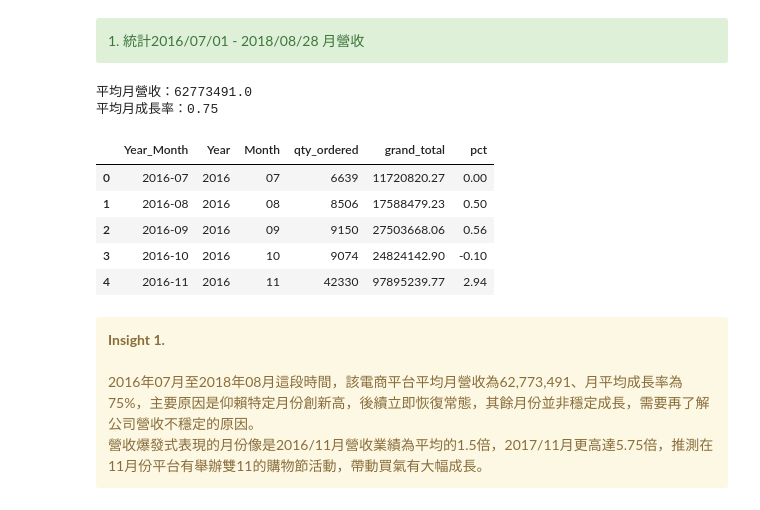
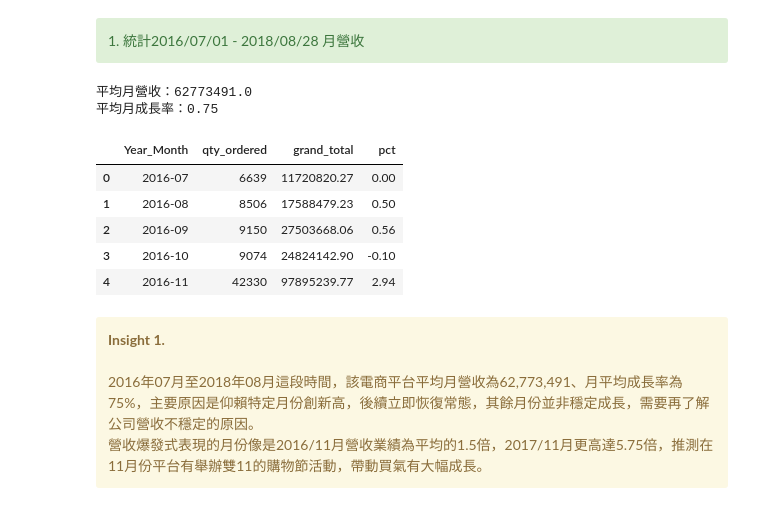
Before and after one commit to LiangYuDer/E-commerce-Analysis, a Jupyter notebook: ec_analysis.ipynb, the cells around one changed output. Saved outputs shown, nothing was run; the diff lists cells and outputs as text; code cells hidden in the pictures.

```diff
--- a/ec_analysis.ipynb
+++ b/ec_analysis.ipynb
@@ -138,30 +138,30 @@ print(f"訂單最晚時間：{dt['created_at_date'].max()}")
 <div class="alert alert-success">
 1. 統計2016/07/01 - 2018/08/28 月營收
 </div>
+# %%
+# 篩選訂單狀態是 completed 的訂單按照年月計算總營收
+# 合併年、月兩欄新增 Year_Month 欄位
+order_completed = dt[dt["status"] == "completed"]
+created_at_y_m = order_completed["Year"].astype(str) + "-" + order_completed["Month"]
+order_completed.insert(0,"Year_Month",created_at_y_m)
 # %%
-# 篩選訂單狀態是 completed 的訂單按照年月計算總營收
-# 合併年、月兩欄新增 Year_Month 欄位
-
-order_completed = dt[dt["status"] == "completed"]
-revenue = order_completed[["Year", "Month", "qty_ordered", "grand_total"]].groupby(["Year", "Month"]).agg("sum").sort_values(by=["Year", "Month"]).reset_index()
-created_at_y_m = revenue["Year"].astype(str) + "-" + revenue["Month"]
-revenue.insert(0,"Year_Month",created_at_y_m)
+revenue = order_completed[["Year_Month","qty_ordered", "grand_total"]].groupby(["Year_Month"]).agg("sum").sort_values(by=["Year_Month"]).reset_index()
 revenue["pct"] = revenue["grand_total"].pct_change()
 revenue["pct"] = revenue["pct"].fillna(0)
 avg_revenue = round(revenue["grand_total"].mean(),0)
 avg_mom = round(revenue["pct"].mean(),2)
 print(f"平均月營收：{avg_revenue}")
 print(f"平均月成長率：{avg_mom}")
 revenue.head()
 # %% [output]
 平均月營收：62773491.0
 平均月成長率：0.75
-|  | Year_Month | Year | Month | qty_ordered | grand_total | pct |
-| 0 | 2016-07 | 2016 | 07 | 6639 | 11720820.27 | 0.00 |
-| 1 | 2016-08 | 2016 | 08 | 8506 | 17588479.23 | 0.50 |
-| 2 | 2016-09 | 2016 | 09 | 9150 | 27503668.06 | 0.56 |
-| 3 | 2016-10 | 2016 | 10 | 9074 | 24824142.90 | -0.10 |
-| 4 | 2016-11 | 2016 | 11 | 42330 | 97895239.77 | 2.94 |
+|  | Year_Month | qty_ordered | grand_total | pct |
+| 0 | 2016-07 | 6639 | 11720820.27 | 0.00 |
+| 1 | 2016-08 | 8506 | 17588479.23 | 0.50 |
+| 2 | 2016-09 | 9150 | 27503668.06 | 0.56 |
+| 3 | 2016-10 | 9074 | 24824142.90 | -0.10 |
+| 4 | 2016-11 | 42330 | 97895239.77 | 2.94 |
 # %% [markdown]
 <div class="alert alert-warning">
 <b>Insight 1.</b><br>
```
Also changed, not shown: parts of 3 cells of this notebook.
